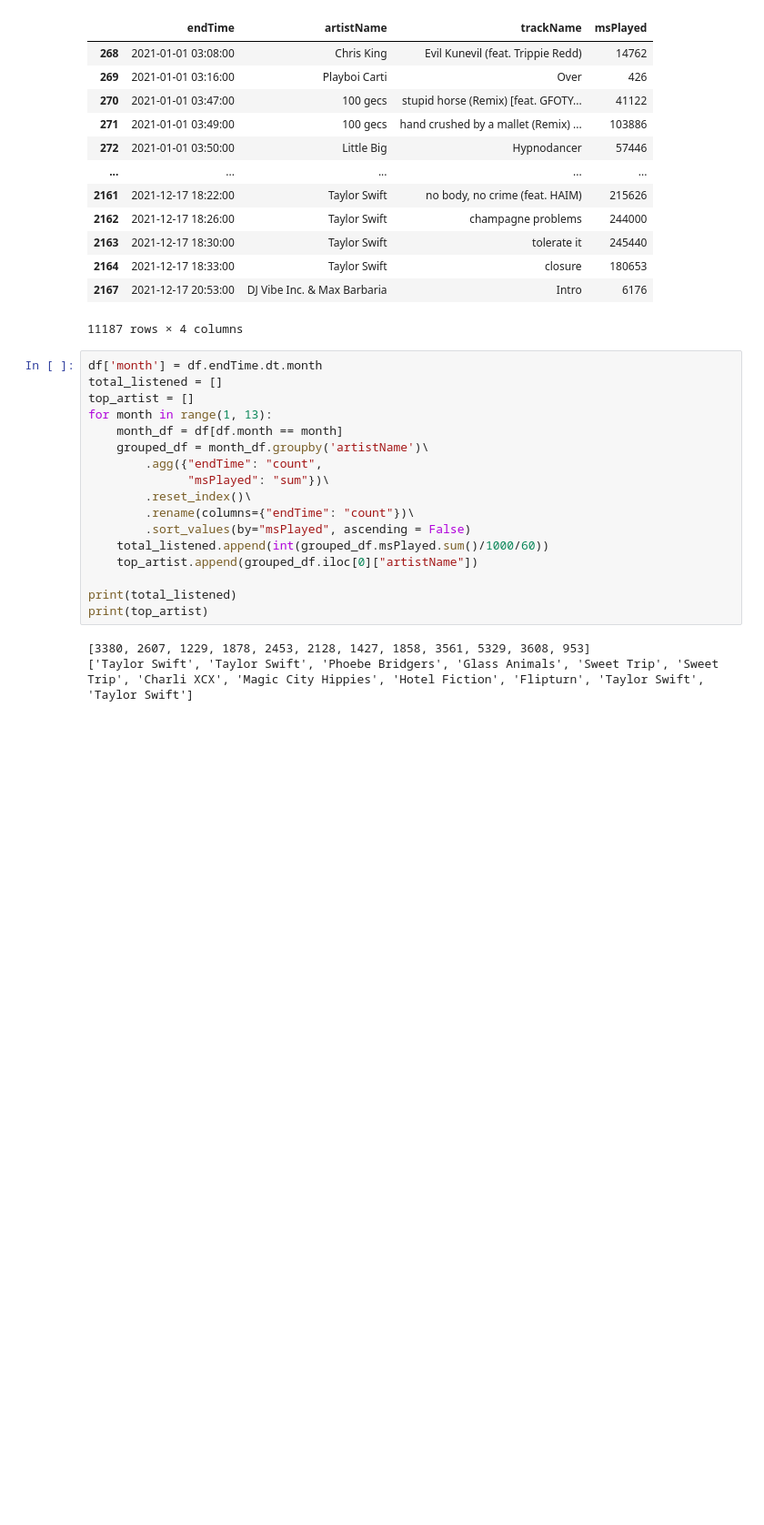
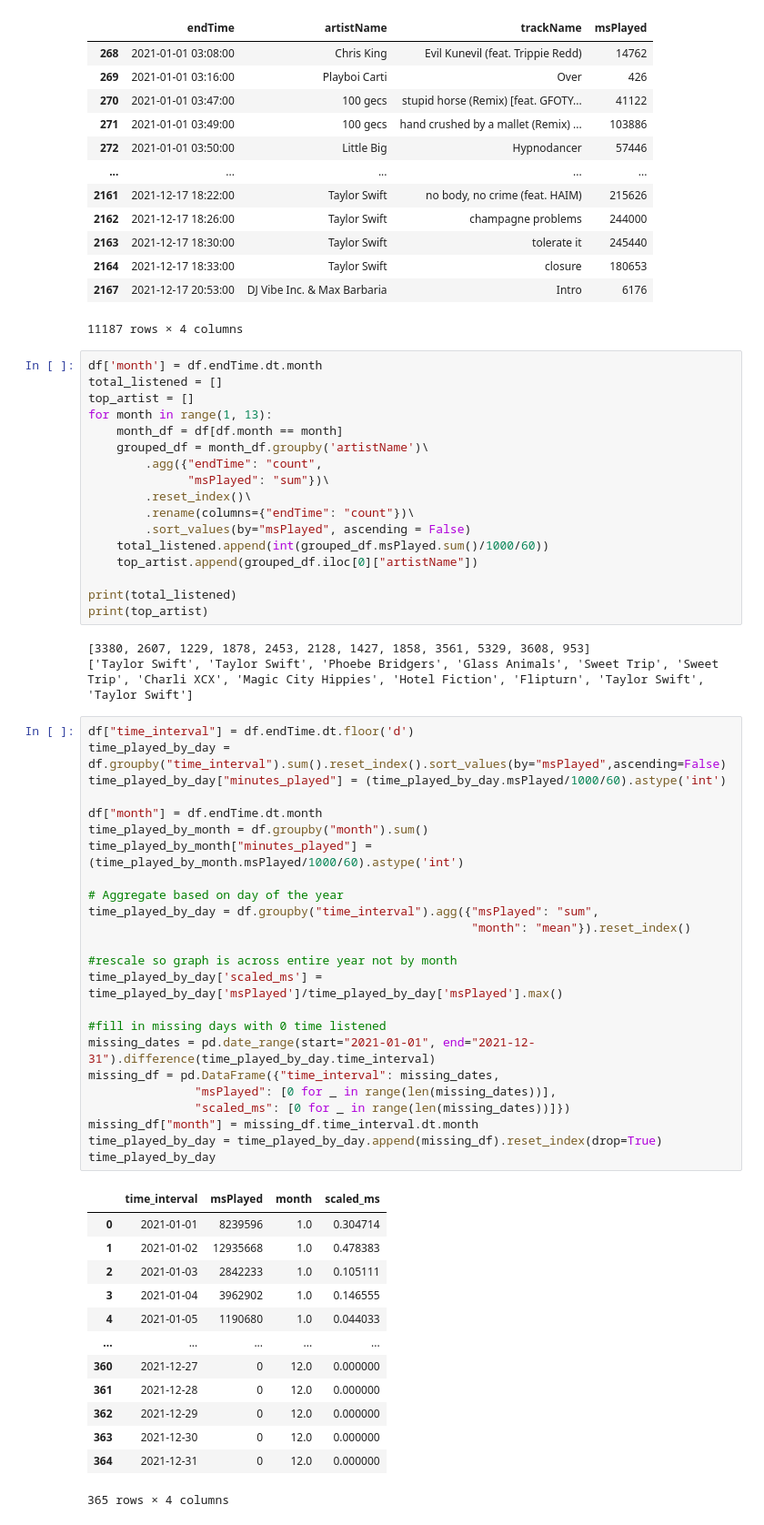
Before and after one commit to ayush-kumar-1/my-spotify-wrapped, a Jupyter notebook: notebooks/top_artist_by_month.ipynb, the cells around one changed output. Shown at 91% size. Cells and saved outputs as stored; diff of their text form; blank space fills up the shorter version.

```diff
--- a/notebooks/top_artist_by_month.ipynb
+++ b/notebooks/top_artist_by_month.ipynb
@@ -56,6 +57,44 @@ print(top_artist)
 # %% [output]
 [3380, 2607, 1229, 1878, 2453, 2128, 1427, 1858, 3561, 5329, 3608, 953]
 ['Taylor Swift', 'Taylor Swift', 'Phoebe Bridgers', 'Glass Animals', 'Sweet Trip', 'Sweet Trip', 'Charli XCX', 'Magic City Hippies', 'Hotel Fiction', 'Flipturn', 'Taylor Swift', 'Taylor Swift']
+# %%
+df["time_interval"] = df.endTime.dt.floor('d')
+time_played_by_day = df.groupby("time_interval").sum().reset_index().sort_values(by="msPlayed",ascending=False)
+time_played_by_day["minutes_played"] = (time_played_by_day.msPlayed/1000/60).astype('int')
+
+df["month"] = df.endTime.dt.month
+time_played_by_month = df.groupby("month").sum()
+time_played_by_month["minutes_played"] = (time_played_by_month.msPlayed/1000/60).astype('int')
+
+# Aggregate based on day of the year
+time_played_by_day = df.groupby("time_interval").agg({"msPlayed": "sum",
+                                                      "month": "mean"}).reset_index()
+
+#rescale so graph is across entire year not by month
+time_played_by_day['scaled_ms'] = time_played_by_day['msPlayed']/time_played_by_day['msPlayed'].max()
+
+#fill in missing days with 0 time listened
+missing_dates = pd.date_range(start="2021-01-01", end="2021-12-31").difference(time_played_by_day.time_interval)
+missing_df = pd.DataFrame({"time_interval": missing_dates,
+               "msPlayed": [0 for _ in range(len(missing_dates))],
+               "scaled_ms": [0 for _ in range(len(missing_dates))]})
+missing_df["month"] = missing_df.time_interval.dt.month
+time_played_by_day = time_played_by_day.append(missing_df).reset_index(drop=True)
+time_played_by_day
+# %% [output]
+|  | time_interval | msPlayed | month | scaled_ms |
+| 0 | 2021-01-01 | 8239596 | 1.0 | 0.304714 |
+| 1 | 2021-01-02 | 12935668 | 1.0 | 0.478383 |
+| 2 | 2021-01-03 | 2842233 | 1.0 | 0.105111 |
+| 3 | 2021-01-04 | 3962902 | 1.0 | 0.146555 |
+| 4 | 2021-01-05 | 1190680 | 1.0 | 0.044033 |
+| ... | ... | ... | ... | ... |
+| 360 | 2021-12-27 | 0 | 12.0 | 0.000000 |
+| 361 | 2021-12-28 | 0 | 12.0 | 0.000000 |
+| 362 | 2021-12-29 | 0 | 12.0 | 0.000000 |
+| 363 | 2021-12-30 | 0 | 12.0 | 0.000000 |
+| 364 | 2021-12-31 | 0 | 12.0 | 0.000000 |
+365 rows × 4 columns
 # %%
 months = ["January", "February", "March", "April", "May", "June", "July", "August", "September",
           "October", "November", "December"]
```
Also changed, not shown: parts of 2 cells of this notebook, 12 other files.
